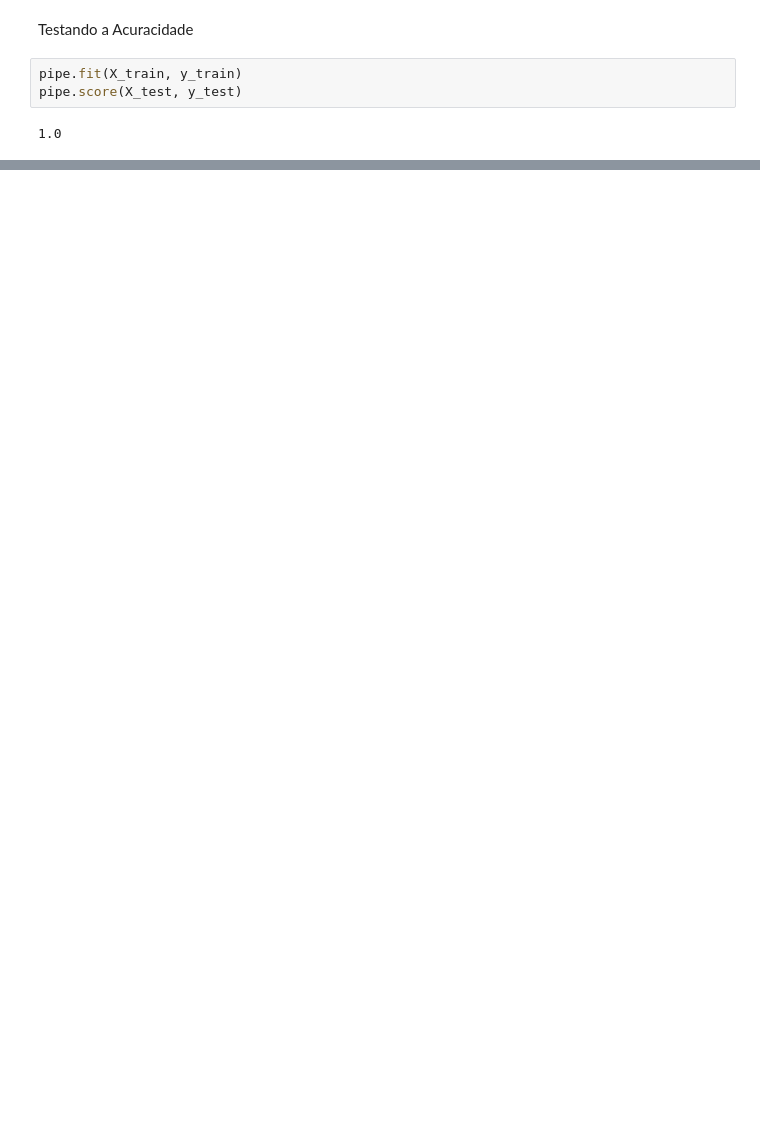
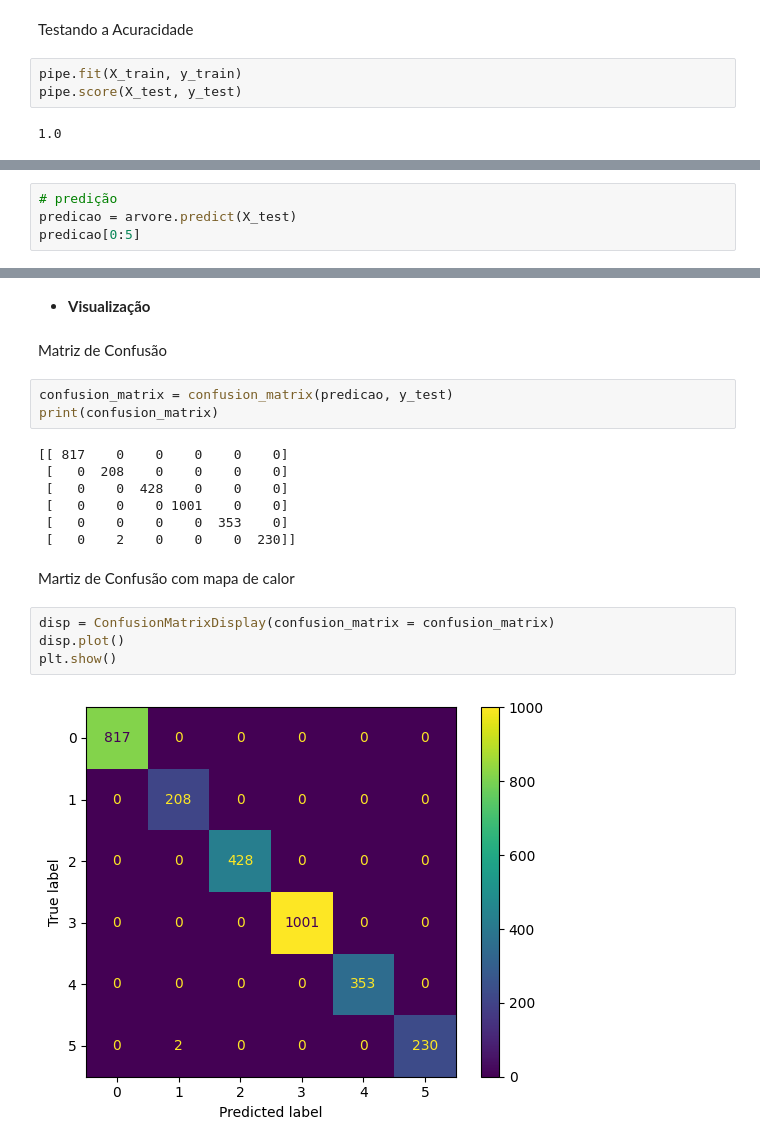
Before and after one commit to yuri98s/Projeto_EBAC_ML, a Jupyter notebook: Projeto_Parceria_EBAC.ipynb, the cells around one changed output, grey strips where cells are left out. Saved outputs shown, nothing was run; the diff lists cells and outputs as text; blank space fills up the shorter version.

```diff
--- a/Projeto_Parceria_EBAC.ipynb
+++ b/Projeto_Parceria_EBAC.ipynb
@@ -188,0 +187,4 @@ array(['10.00000 +', '10.00000 +', 'até 4.00000', ..., 'até 8.00000',
+# %%
+# predição
+predicao = arvore.predict(X_test)
+predicao[0:5]
@@ -188,0 +204,22 @@ array(['10.00000 +', '10.00000 +', 'até 4.00000', ..., 'até 8.00000',
+# %% [markdown]
+* **Visualização**
+# %% [markdown]
+Matriz de Confusão
+# %%
+confusion_matrix = confusion_matrix(predicao, y_test)
+print(confusion_matrix)
+# %% [output]
+[[ 817    0    0    0    0    0]
+ [   0  208    0    0    0    0]
+ [   0    0  428    0    0    0]
+ [   0    0    0 1001    0    0]
+ [   0    0    0    0  353    0]
+ [   0    2    0    0    0  230]]
+# %% [markdown]
+Martiz de Confusão com mapa de calor
+# %%
+disp = ConfusionMatrixDisplay(confusion_matrix = confusion_matrix)
+disp.plot()
+plt.show()
+# %% [output]
+[figure, added]
```
Also changed, not shown: parts of 7 cells of this notebook.
